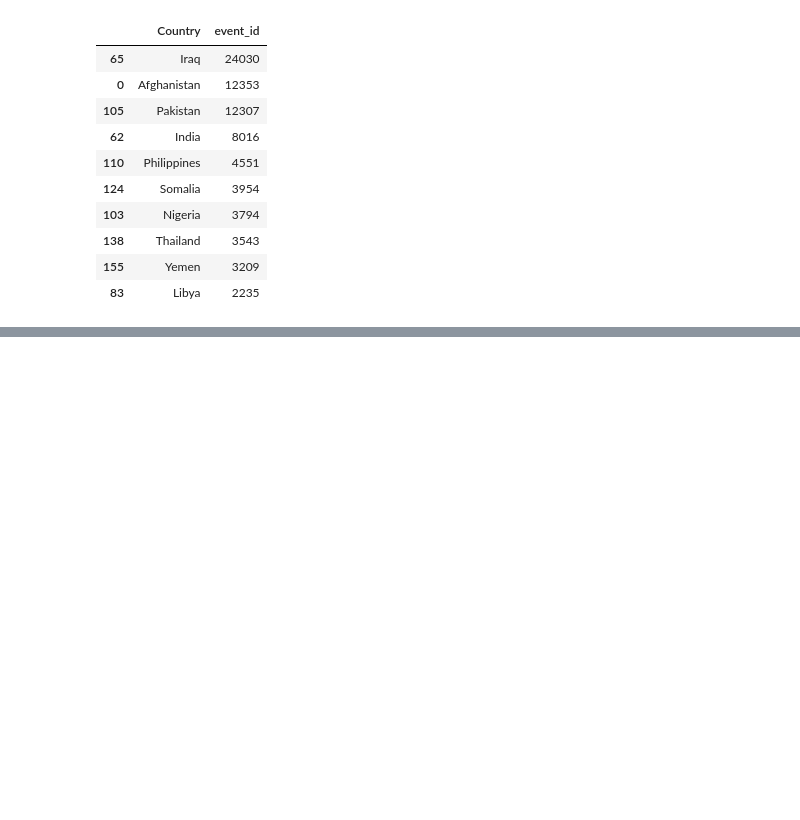
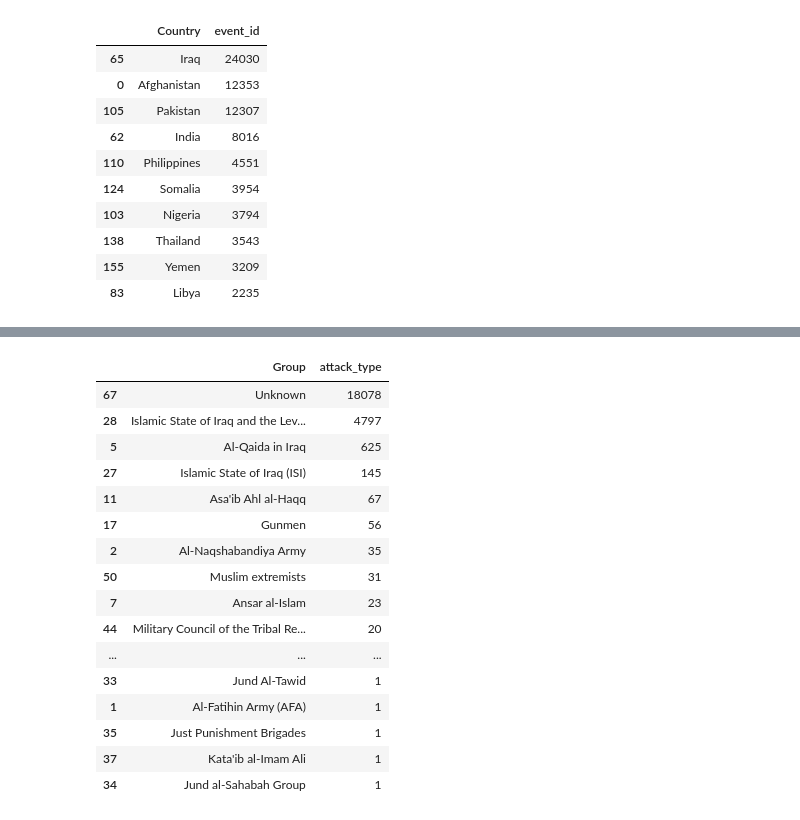
Before and after one commit to bhanuprakash-7/Global_Terrorsim_EDA, a Jupyter notebook: GlobalTerrorismEDA.ipynb, the cells around one changed output, grey strips where cells are left out. Cells and saved outputs as stored; diff of their text form; code cells hidden in the pictures; blank space fills up the shorter version.

```diff
--- a/GlobalTerrorismEDA.ipynb
+++ b/GlobalTerrorismEDA.ipynb
@@ -4,9 +4,9 @@ import pandas as pd
 import matplotlib.pyplot as plt
 import seaborn as sns
 # %%
-pd.set_option('display.max_rows', None)
-pd.set_option('display.max_columns', None)
-pd.set_option('display.width', None)
+pd.set_option('display.max_rows', 500)
+pd.set_option('display.max_columns', 500)
+pd.set_option('display.width', 500)
 # %%
 terror = pd.read_csv('Global Terrorism Data.csv',encoding='latin1',low_memory=False)
 # %%
@@ -363,0 +361,20 @@ plt.show()
+# %%
+after[after['Country']=='Iraq'].groupby('Group')['attack_type'].count().reset_index().sort_values(by = 'attack_type',ascending = False)
+# %% [output]
+|  | Group | attack_type |
+| 67 | Unknown | 18078 |
+| 28 | Islamic State of Iraq and the Lev... | 4797 |
+| 5 | Al-Qaida in Iraq | 625 |
+| 27 | Islamic State of Iraq (ISI) | 145 |
+| 11 | Asa'ib Ahl al-Haqq | 67 |
+| 17 | Gunmen | 56 |
+| 2 | Al-Naqshabandiya Army | 35 |
+| 50 | Muslim extremists | 31 |
+| 7 | Ansar al-Islam | 23 |
+| 44 | Military Council of the Tribal Re... | 20 |
+| ... | ... | ... |
+| 33 | Jund Al-Tawid | 1 |
+| 1 | Al-Fatihin Army (AFA) | 1 |
+| 35 | Just Punishment Brigades | 1 |
+| 37 | Kata'ib al-Imam Ali | 1 |
+| 34 | Jund al-Sahabah Group | 1 |
```
Also changed, not shown: parts of 12 cells of this notebook.
